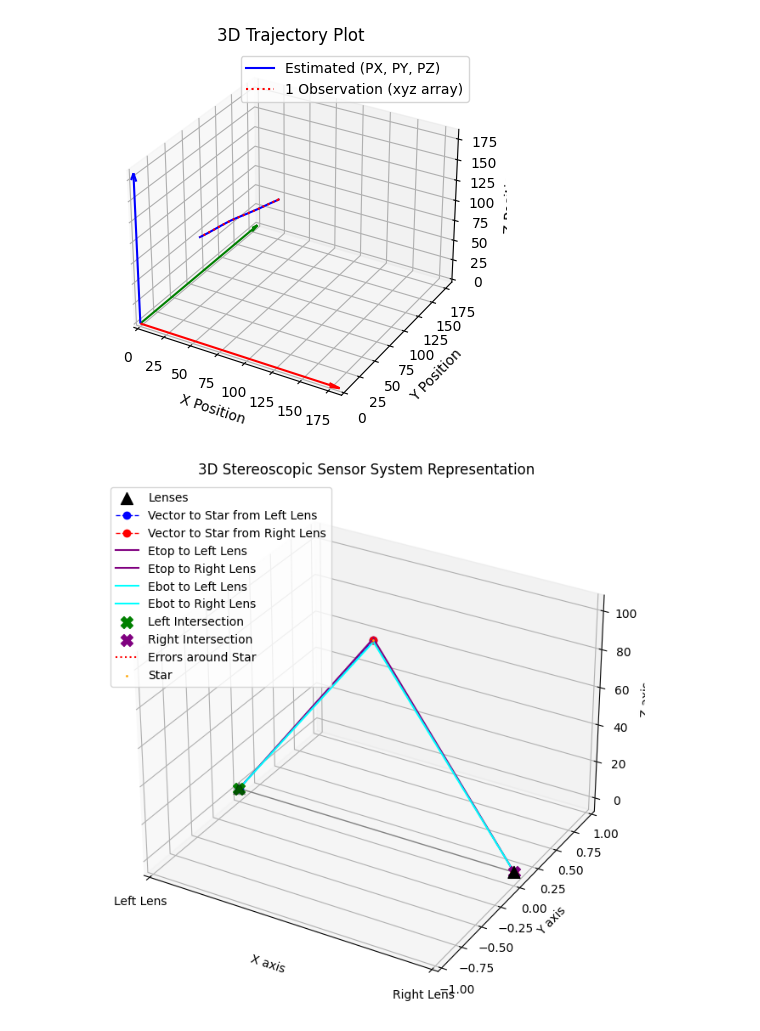
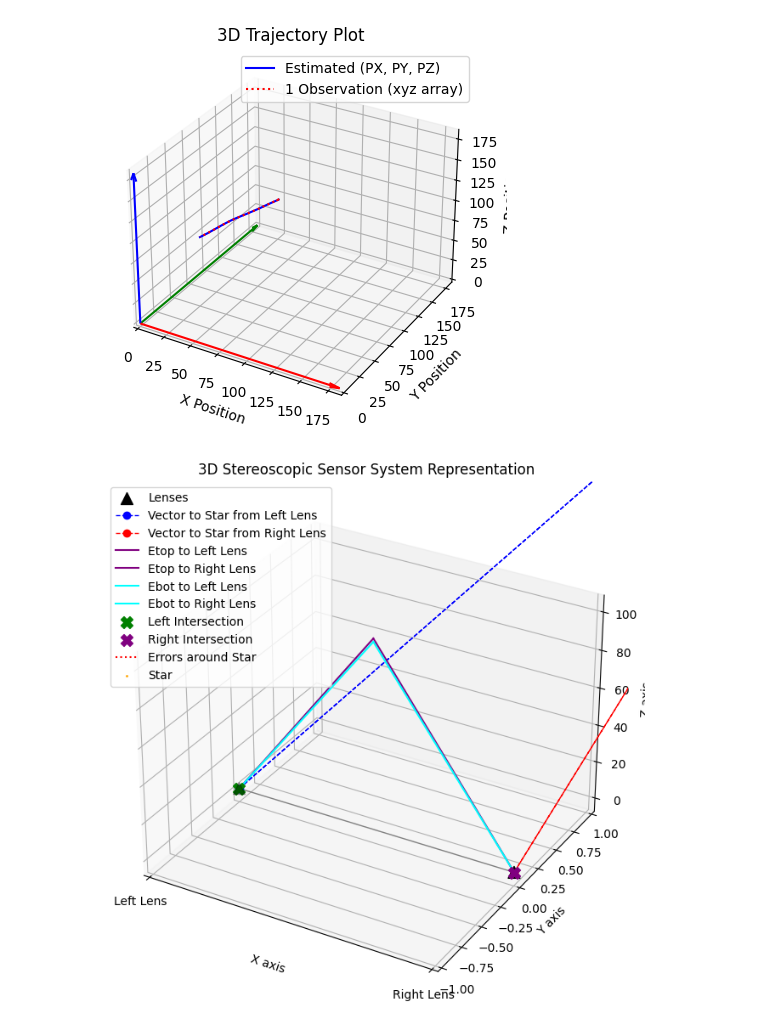
Before and after one commit to Vickers-Zhu/Trajectory, a Jupyter notebook: notebooks/kalman.ipynb, the cells around one changed output. Saved outputs shown, nothing was run; the diff lists cells and outputs as text; code cells hidden in the pictures.

```diff
--- a/notebooks/kalman.ipynb
+++ b/notebooks/kalman.ipynb
@@ -112,10 +112,11 @@ kalman3Dacc(data, 1)
 # %%
 from scripts.kalman.starflag import StereoscopicSensorSystem
 
 # Create an instance of the class with given parameters
-system = StereoscopicSensorSystem(8.2e-6, 2.4e-2, 100, 2)
+obj_pos=(0, 10, 100)
+system = StereoscopicSensorSystem(8.2e-6, 2.4e-2, 2, obj_pos)
 
 # Plot the system
 system.plot_system()
 # %% [output]
-[figure, old version]
+[figure, new version]
```
Also changed, not shown: parts of 1 cell of this notebook, 7 other files.
